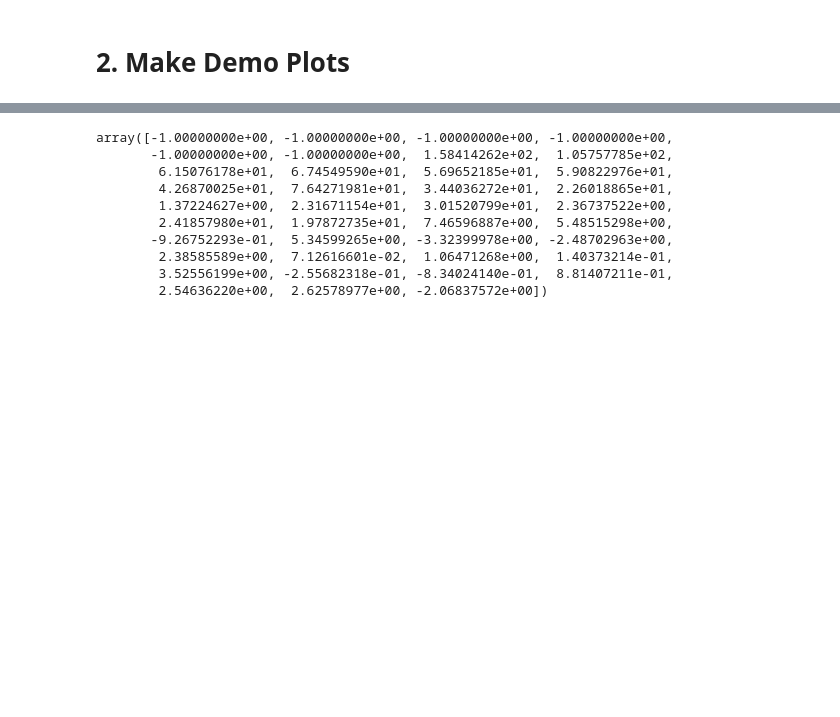
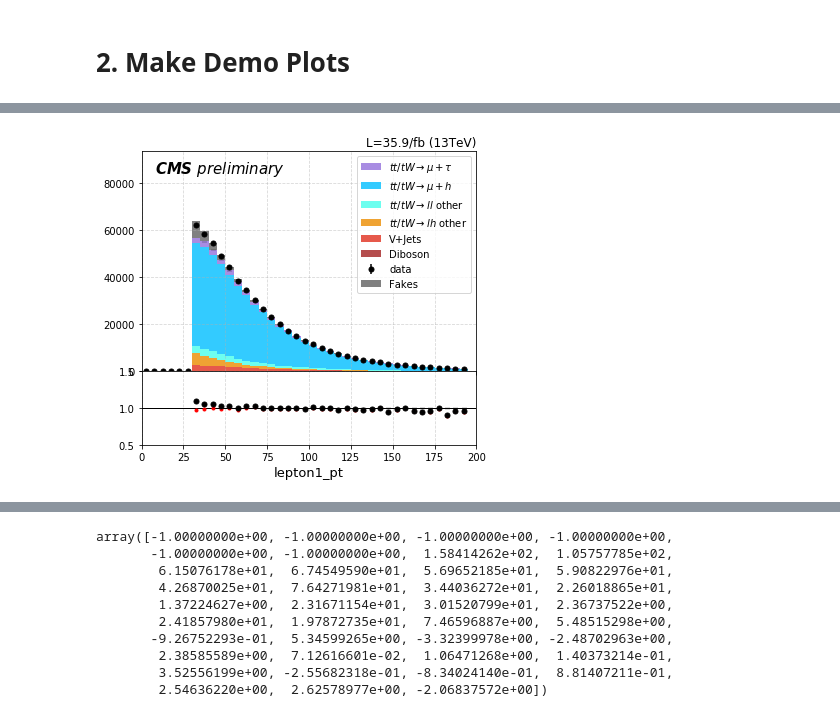
Before and after one commit to ZihengChen/WBranchingFaction, a Jupyter notebook: notebooks/ju_plotDF.ipynb, the cells around one changed output, grey strips where cells are left out. Saved outputs shown, nothing was run; the diff lists cells and outputs as text; code cells hidden in the pictures; blank space fills up the shorter version.

```diff
--- a/notebooks/ju_plotDF.ipynb
+++ b/notebooks/ju_plotDF.ipynb
@@ -58,0 +201,32 @@ plt.hist(Data.dilepton_mass)
+# %%
+tr = "mu"
+
+v,a,b,step,xl = "lepton1_pt",0,200,5,"lepton1_pt"
+
+# make fake plot
+plotter = DFPlotter(tr+'4j_fakes','==1')
+sk = ASingleKinematicPlot(v,a,b,step,plotter.getDataFrameList())
+sk.settingPlot(xl,plotter.labelList ,plotter.colorList )
+sk.makePlot()
+
+fakeProfile = sk.hdata - sk.mctot
+fakeProfile
+sk.axes[0].bar(sk.center,fakeProfile,sk.step,bottom=sk.mctot,color="gray",label="Fakes" )
+sk.axes[0].legend()
+plt.savefig('../plots/kinematicsWithFakes/{}4j/fakes.png'.format(tr),dpi=300)
+plt.close()
+
+# make nominal plot
+plotter = DFPlotter(tr+'4j','==1')
+sk = ASingleKinematicPlot(v,a,b,step,plotter.getDataFrameList())
+sk.settingPlot(xl,plotter.labelList ,plotter.colorList )
+sk.makePlot()
+
+fakeProfile = fakeProfile*0.096
+sk.axes[0].bar(sk.center,fakeProfile,sk.step,bottom=sk.mctot,color="gray",label="Fakes" )
+sk.axes[0].legend()
+
+sk.axes[1].plot(sk.center,sk.hdata/(fakeProfile+sk.mctot),'r.')
+plt.savefig('../plots/kinematicsWithFakes/{}4j/nominal.png'.format(tr),dpi=300)
+# %% [output]
+[figure, added]
```
Also changed, not shown: parts of 12 cells of this notebook, 1 other file.
